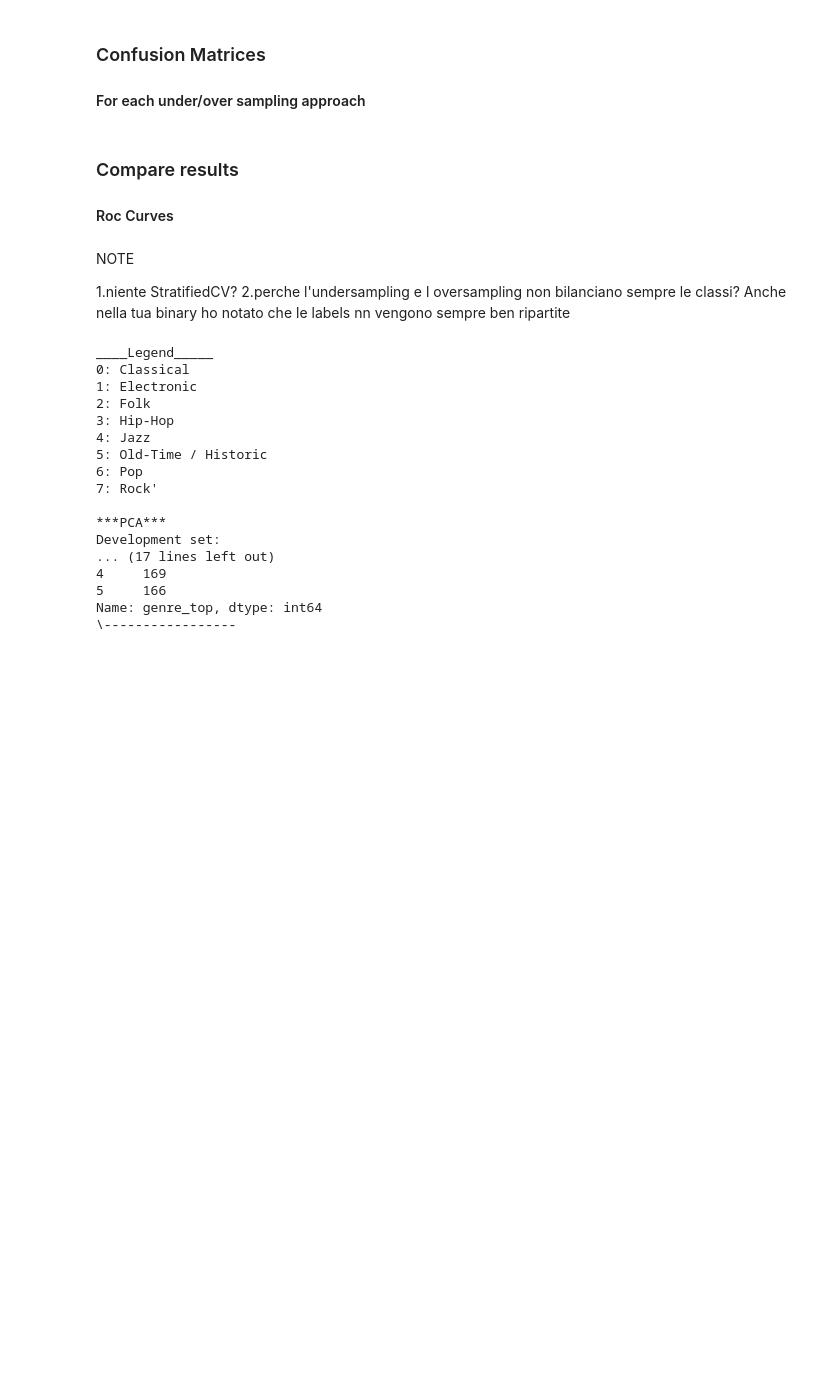
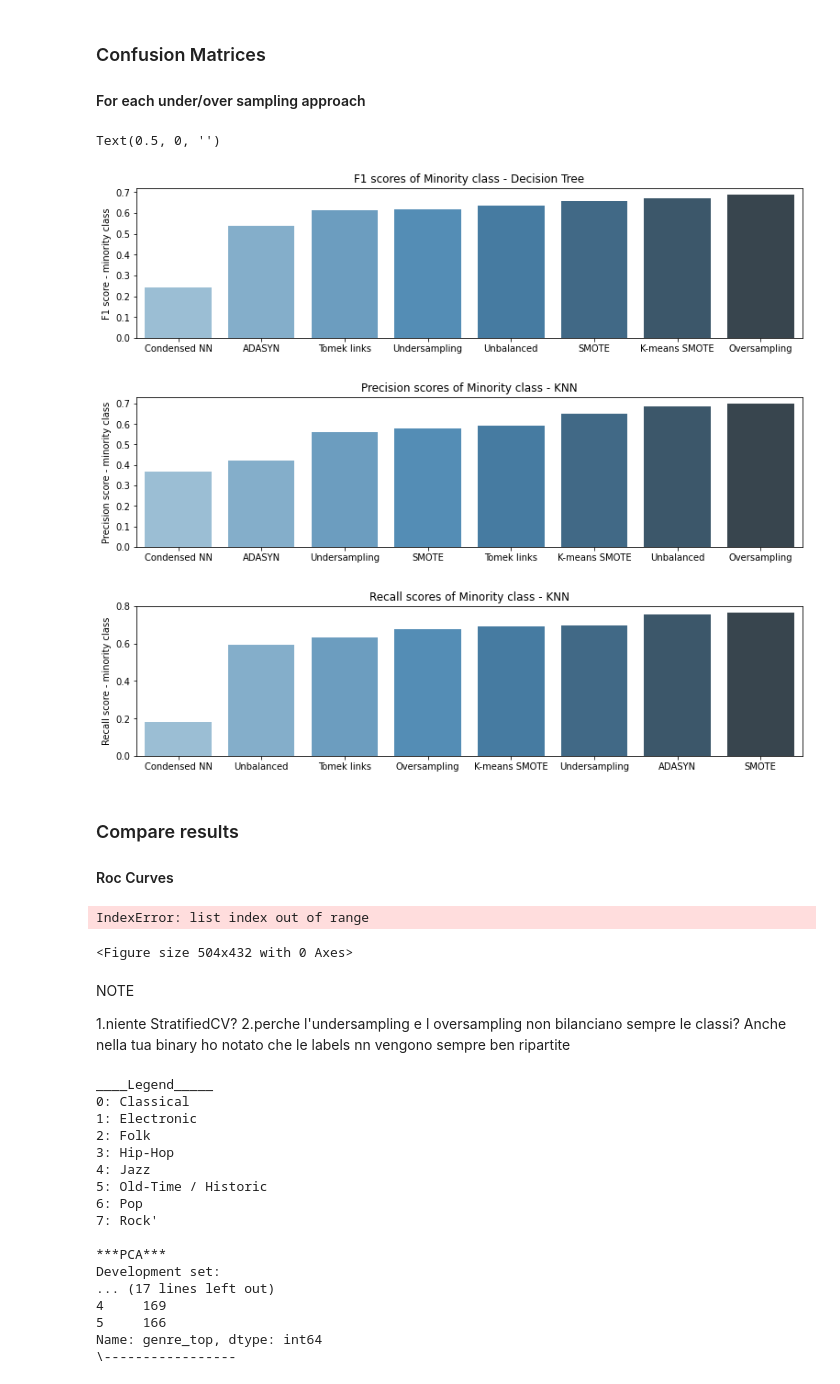
Before and after one commit to gaetanoantonicchio/DataMining-2, a Jupyter notebook: src/Module 1/Imbalanced Learning/imb-learn_multi-genre_features.ipynb, the cells around one changed output. Cells and saved outputs as stored; diff of their text form; code cells hidden in the pictures; blank space fills up the shorter version.

```diff
--- a/src/Module 1/Imbalanced Learning/imb-learn_multi-genre_features.ipynb
+++ b/src/Module 1/Imbalanced Learning/imb-learn_multi-genre_features.ipynb
@@ -743,37 +939,36 @@ for model, title in zip(data,titles):
 # %% [markdown]
 ### Retrain Models: Unbalanced vs Balanced
 # %%
-data_training =[(X,y),(X_under,y_under),(X_cnn,y_cnn),(X_tomek, y_tomek),(X_over,y_over),
+ data_training =[(X,y),(X_under,y_under),(X_cnn,y_cnn),(X_tomek, y_tomek),(X_over,y_over),
        (X_smote,y_smote),(X_ksmote,y_ksmote),(X_adasyn,y_adasyn)]
 
 titles =['unbalanced','undersampling','condensed NN','Tomek links',
          'oversampling','SMOTE','K-means SMOTE','ADASYN' ]
 
 models ={
+    'unbalanced':DecisionTreeClassifier(criterion= 'gini',max_depth=8,
+                                        min_samples_leaf= 5, min_samples_split=20),
 
-    'unbalanced':DecisionTreeClassifier(criterion= 'gini',max_depth=8,
-                                        min_samples_leaf= 10, min_samples_split=21),
+    "undesampling":DecisionTreeClassifier(criterion= 'entropy',max_depth=6,
+                                        min_samples_leaf= 18, min_samples_split=16),
 
-    "undesampling":DecisionTreeClassifier(criterion= 'entropy',max_depth=9,
-                                        min_samples_leaf= 38, min_samples_split=25),
+    "condensed NN":DecisionTreeClassifier(criterion= 'gini',max_depth=6,
+                                        min_samples_leaf= 31, min_samples_split=46),
 
-    "condensed NN":DecisionTreeClassifier(criterion= 'gini',max_depth=5,
-                                        min_samples_leaf= 20, min_samples_split=10),
+    "Tomek links":DecisionTreeClassifier(criterion= 'gini',max_depth=9,
+                                        min_samples_leaf= 41, min_samples_split=41),
 
-    "Tomek links":DecisionTreeClassifier(criterion= 'gini',max_depth=5,
-                                        min_samples_leaf= 20, min_samples_split=10),
-
-    "oversampling":DecisionTreeClassifier(criterion= 'entropy',max_depth=9,
-                                        min_samples_leaf= 11, min_samples_split=13),
+    "oversampling":DecisionTreeClassifier(criterion= 'entropy',max_depth=8,
+                                        min_samples_leaf= 10, min_samples_split=46),
 
     "SMOTE":DecisionTreeClassifier(criterion= 'gini',max_depth=9,
-                                        min_samples_leaf= 10, min_samples_split=26),
+                                        min_samples_leaf= 22, min_samples_split=15),
 
-    "k-means SMOTE":DecisionTreeClassifier(criterion= 'gini',max_depth=7,
-                                        min_samples_leaf= 11, min_samples_split=6),
+    "k-means SMOTE":DecisionTreeClassifier(criterion= 'gini',max_depth=9,
+                                        min_samples_leaf= 22, min_samples_split=15),
 
     "ADASYN":DecisionTreeClassifier(criterion= 'entropy',max_depth=9,
-                                        min_samples_leaf= 20, min_samples_split=36)
+                                        min_samples_leaf= 22, min_samples_split=15)
 }
 
 roc_curves ={} #stores roc curves for each model
@@ -788,14 +983,14 @@ for model,data,title in zip(models, data_training, titles):
     y_pred = dt.predict(X_test)
 
     # computes roc curve for each classifier
-    y_score = dt.predict_proba(X_test)
-    fpr, tpr, _ = roc_curve(y_test, y_score[:, 1])
-    roc_auc = auc(fpr, tpr)
+    #y_score = dt.predict_proba(X_test)
+    #fpr, tpr, _ = roc_curve(y_test, y_score[:, 1])
+    #roc_auc = auc(fpr, tpr)
 
     # saves the roc curve of each classifier in the dictionary roc_curves
-    roc_curves[title] = roc_auc
+    #roc_curves[title] = roc_auc
     # saves the fpr and tpr of each classifier in a list of tuples "fpr_tpr"
-    fpr_tpr.append((fpr,tpr))
+    #fpr_tpr.append((fpr,tpr))
 
     # save f1 score of minority class
     f1_scores_minc.append(f1_score(y_test, y_pred, average=None)[0])
@@ -816,30 +1029,35 @@ for model,data,title in zip(models, data_training, titles):
 # %%
 # plot F1 scores for minority class
 df = pd.DataFrame()
 df['f1'] = f1_scores_minc
 df['precision'] = precision_minc
 df['recall'] = recall_minc
 df['models'] = ['Unbalanced','Undersampling','Condensed NN','Tomek links','Oversampling','SMOTE','K-means SMOTE',
-                'ADASYN', 'Class Weight']
+                'ADASYN']#, 'Class Weight']
 
 
 plt.figure(figsize=(13,3))
 sns.barplot(x="models", y="f1", data=df.sort_values(by='f1'), palette="Blues_d")
 plt.ylabel('F1 score - minority class')
 plt.title('F1 scores of Minority class - Decision Tree')
 plt.xlabel(None)
 
 plt.figure(figsize=(13,3))
 sns.barplot(x="models", y="precision", data=df.sort_values(by='precision'), palette="Blues_d")
 plt.ylabel('Precision score - minority class')
 plt.title('Precision scores of Minority class - KNN')
 plt.xlabel(None)
 
 plt.figure(figsize=(13,3))
 sns.barplot(x="models", y="recall", data=df.sort_values(by='recall'), palette="Blues_d")
 plt.ylabel('Recall score - minority class')
 plt.title('Recall scores of Minority class - KNN')
 plt.xlabel(None)
+# %% [output]
+Text(0.5, 0, '')
+[figure, added]
+[figure, added]
+[figure, added]
 # %% [markdown]
 ### Compare results
 #### Roc Curves
@@ -866,6 +1084,9 @@ plt.title('ROC curves', fontsize=16)
 plt.legend(loc="lower right", fontsize=11, frameon=True)
 plt.tick_params(axis='both', which='major', labelsize=16)
 plt.show()
+# %% [output]
+IndexError: list index out of range
+<Figure size 504x432 with 0 Axes>
 # %% [markdown]
 NOTE
 
```
Also changed, not shown: parts of 31 cells of this notebook.
